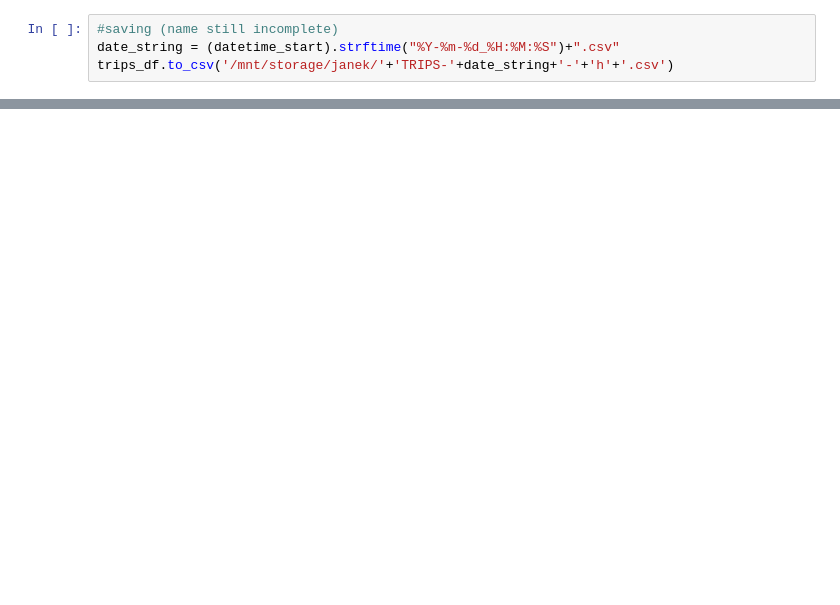
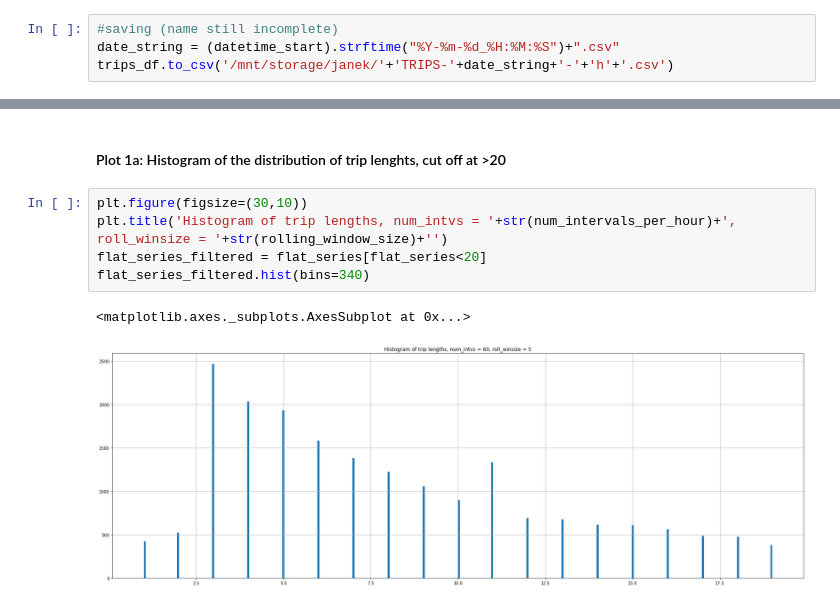
Before and after one commit to janek/Beesbook-life, a Jupyter notebook: MAIN_NOTEBOOK.ipynb, the cells around one changed output, grey strips where cells are left out. Drawn from its saved outputs; the diff is of its cells as text; blank space fills up the shorter version.

```diff
--- a/MAIN_NOTEBOOK.ipynb
+++ b/MAIN_NOTEBOOK.ipynb
@@ -209,0 +265,10 @@ trips_df.to_csv('/mnt/storage/janek/'+'TRIPS-'+date_string+'-'+'h'+'.csv')
+# %% [markdown]
+#### Plot 1a: Histogram of the distribution of trip lenghts, cut off at >20
+# %%
+plt.figure(figsize=(30,10))
+plt.title('Histogram of trip lengths, num_intvs = '+str(num_intervals_per_hour)+', roll_winsize = '+str(rolling_window_size)+'')
+flat_series_filtered = flat_series[flat_series<20]
+flat_series_filtered.hist(bins=340)
+# %% [output]
+<matplotlib.axes._subplots.AxesSubplot at 0x...>
+[figure, added]
```
Also changed, not shown: parts of 33 cells of this notebook, 5 other files.
